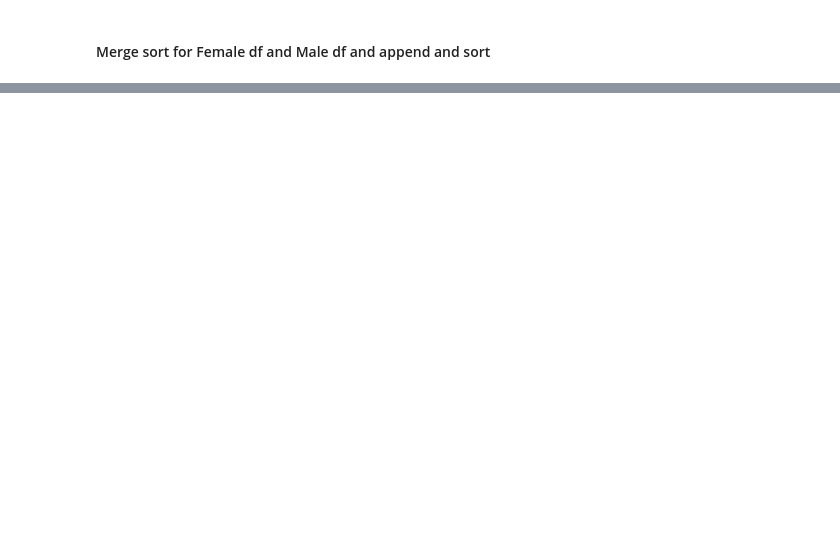
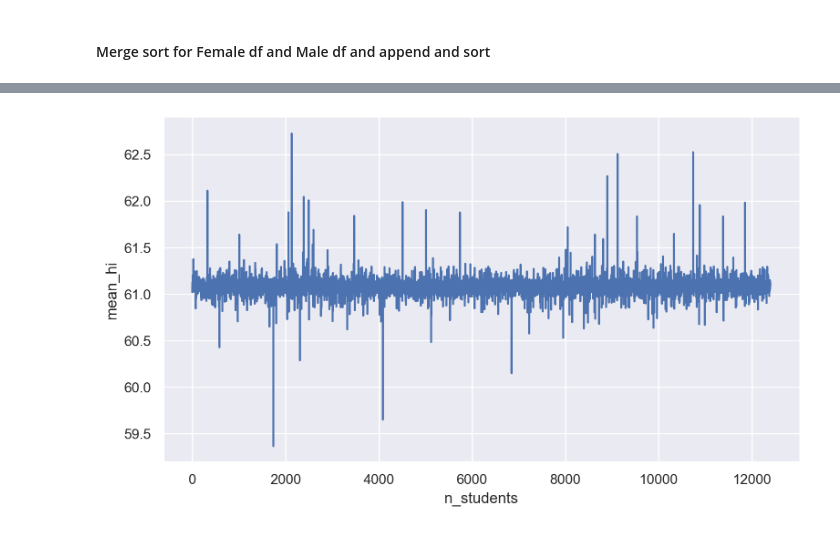
Before and after one commit to s183910/Bachelor_Gabi_Kat, a Jupyter notebook: Notebooks/Basic_dists/Baselines.ipynb, the cells around one changed output, grey strips where cells are left out. Saved outputs shown, nothing was run; the diff lists cells and outputs as text; code cells hidden in the pictures; blank space fills up the shorter version.

```diff
--- a/Notebooks/Basic_dists/Baselines.ipynb
+++ b/Notebooks/Basic_dists/Baselines.ipynb
@@ -113,0 +361,9 @@ gender_mergesort(df)
+# %%
+# prøv først at plot ét line plot: average grade som funktion af n
+# Draw seaborn lineplot with error band based on the standard deviation
+fig, ax = plt.subplots(figsize=(9,5))
+sns.lineplot(data=df_use_new, x="n_students", y="mean_hi")
+sns.despine()
+plt.show()
+# %% [output]
+[figure, added]
```
Also changed, not shown: parts of 30 cells of this notebook.
